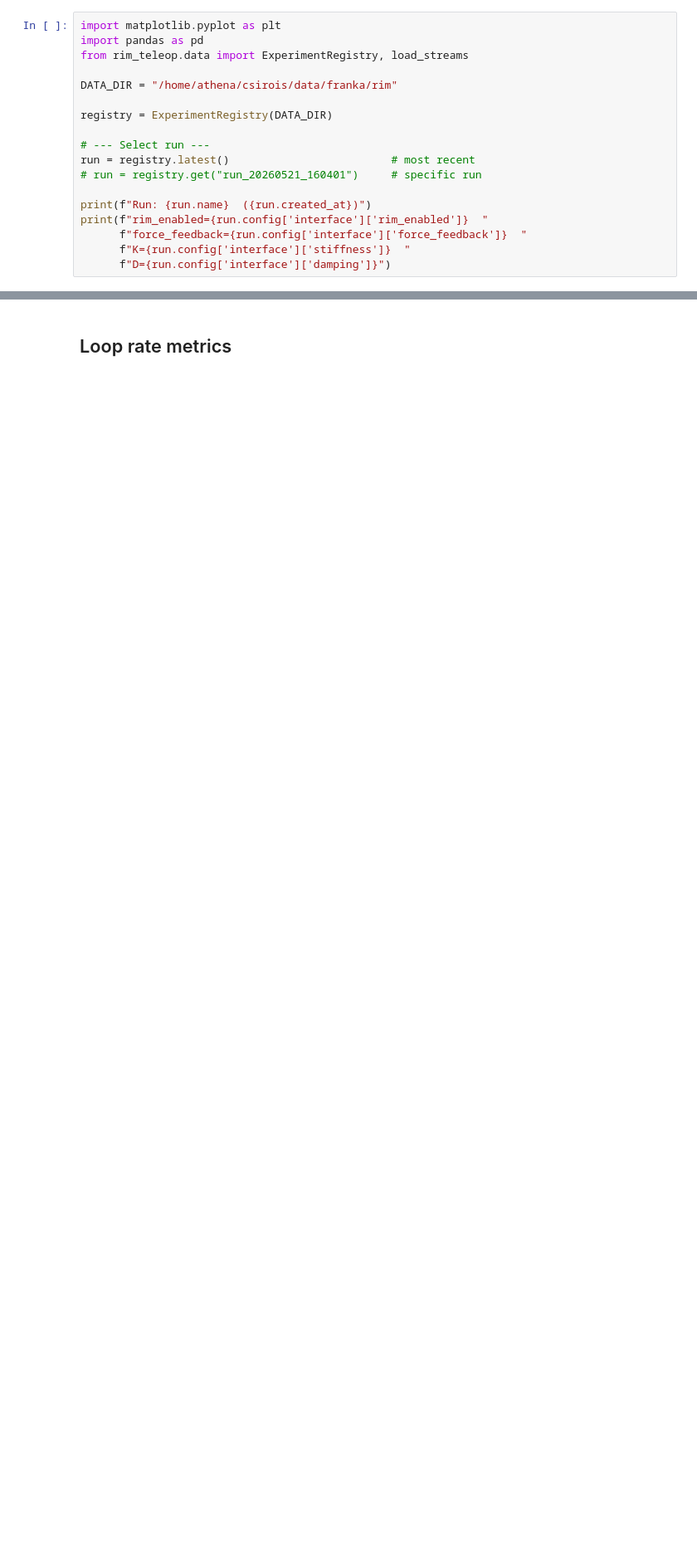
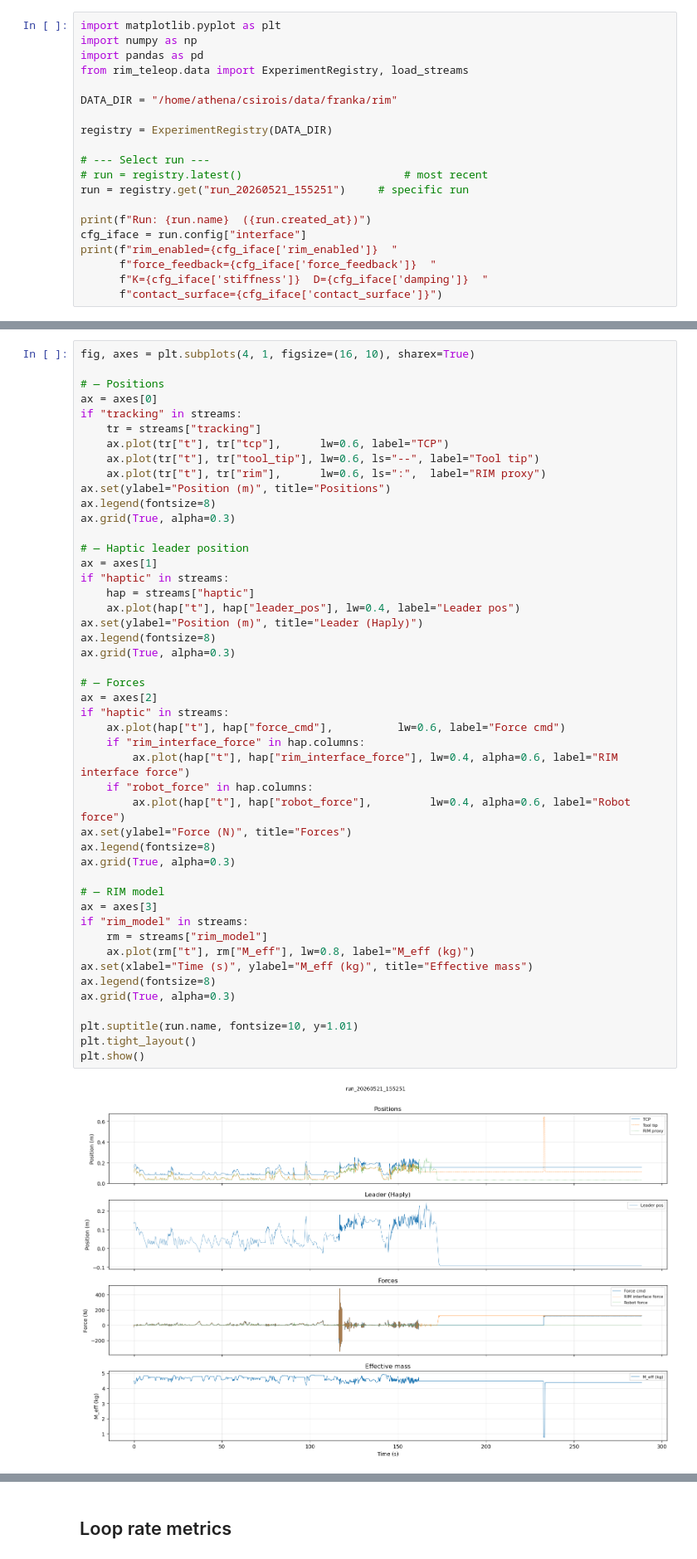
Before and after one commit to McGill-Applied-Dynamics-Lab/adl-ros2, a Jupyter notebook: experiments/rim/experiment_analysis.ipynb, the cells around one changed output, grey strips where cells are left out. Shown at 83% size. Saved outputs shown, nothing was run; the diff lists cells and outputs as text; blank space fills up the shorter version.

```diff
--- a/experiments/rim/experiment_analysis.ipynb
+++ b/experiments/rim/experiment_analysis.ipynb
@@ -5,5 +3,6 @@ Loads one experiment run and plots the key signals.
 # %%
 import matplotlib.pyplot as plt
+import numpy as np
 import pandas as pd
 from rim_teleop.data import ExperimentRegistry, load_streams
 
@@ -12,11 +11,12 @@ DATA_DIR = "/home/athena/csirois/data/franka/rim"
 registry = ExperimentRegistry(DATA_DIR)
 
 # --- Select run ---
-run = registry.latest()                         # most recent
-# run = registry.get("run_20260521_160401")     # specific run
+# run = registry.latest()                         # most recent
+run = registry.get("run_20260521_155251")     # specific run
 
 print(f"Run: {run.name}  ({run.created_at})")
-print(f"rim_enabled={run.config['interface']['rim_enabled']}  "
-      f"force_feedback={run.config['interface']['force_feedback']}  "
-      f"K={run.config['interface']['stiffness']}  "
-      f"D={run.config['interface']['damping']}")
+cfg_iface = run.config["interface"]
+print(f"rim_enabled={cfg_iface['rim_enabled']}  "
+      f"force_feedback={cfg_iface['force_feedback']}  "
+      f"K={cfg_iface['stiffness']}  D={cfg_iface['damping']}  "
+      f"contact_surface={cfg_iface['contact_surface']}")
@@ -34,0 +52,49 @@ for df in streams.values():
+# %%
+fig, axes = plt.subplots(4, 1, figsize=(16, 10), sharex=True)
+
+# — Positions
+ax = axes[0]
+if "tracking" in streams:
+    tr = streams["tracking"]
+    ax.plot(tr["t"], tr["tcp"],      lw=0.6, label="TCP")
+    ax.plot(tr["t"], tr["tool_tip"], lw=0.6, ls="--", label="Tool tip")
+    ax.plot(tr["t"], tr["rim"],      lw=0.6, ls=":",  label="RIM proxy")
+ax.set(ylabel="Position (m)", title="Positions")
+ax.legend(fontsize=8)
+ax.grid(True, alpha=0.3)
+
+# — Haptic leader position
+ax = axes[1]
+if "haptic" in streams:
+    hap = streams["haptic"]
+    ax.plot(hap["t"], hap["leader_pos"], lw=0.4, label="Leader pos")
+ax.set(ylabel="Position (m)", title="Leader (Haply)")
+ax.legend(fontsize=8)
+ax.grid(True, alpha=0.3)
+
+# — Forces
+ax = axes[2]
+if "haptic" in streams:
+    ax.plot(hap["t"], hap["force_cmd"],          lw=0.6, label="Force cmd")
+    if "rim_interface_force" in hap.columns:
+        ax.plot(hap["t"], hap["rim_interface_force"], lw=0.4, alpha=0.6, label="RIM interface force")
+    if "robot_force" in hap.columns:
+        ax.plot(hap["t"], hap["robot_force"],         lw=0.4, alpha=0.6, label="Robot force")
+ax.set(ylabel="Force (N)", title="Forces")
+ax.legend(fontsize=8)
+ax.grid(True, alpha=0.3)
+
+# — RIM model
+ax = axes[3]
+if "rim_model" in streams:
+    rm = streams["rim_model"]
+    ax.plot(rm["t"], rm["M_eff"], lw=0.8, label="M_eff (kg)")
+ax.set(xlabel="Time (s)", ylabel="M_eff (kg)", title="Effective mass")
+ax.legend(fontsize=8)
+ax.grid(True, alpha=0.3)
+
+plt.suptitle(run.name, fontsize=10, y=1.01)
+plt.tight_layout()
+plt.show()
+# %% [output]
+[figure, added]
```
Also changed, not shown: parts of 20 cells of this notebook, 1 other file.
